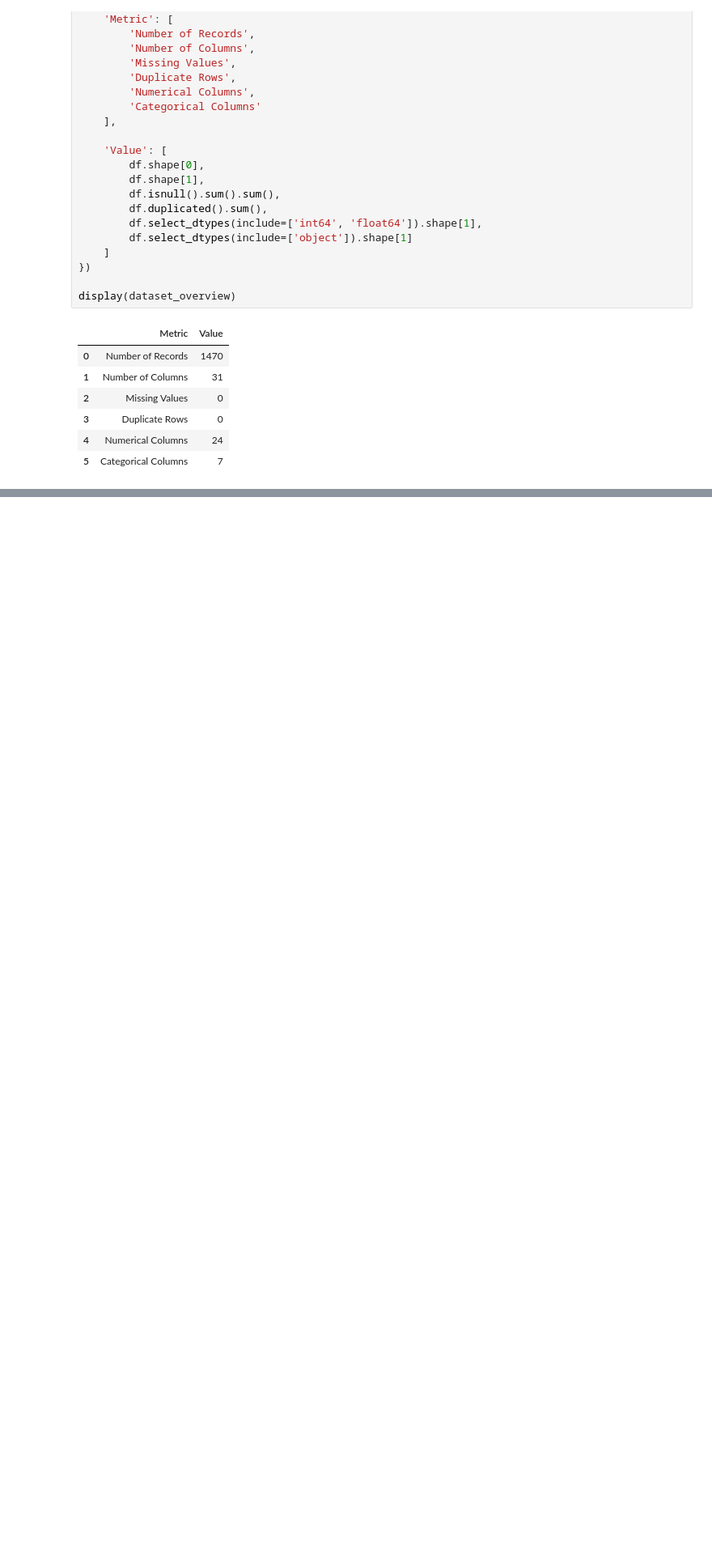
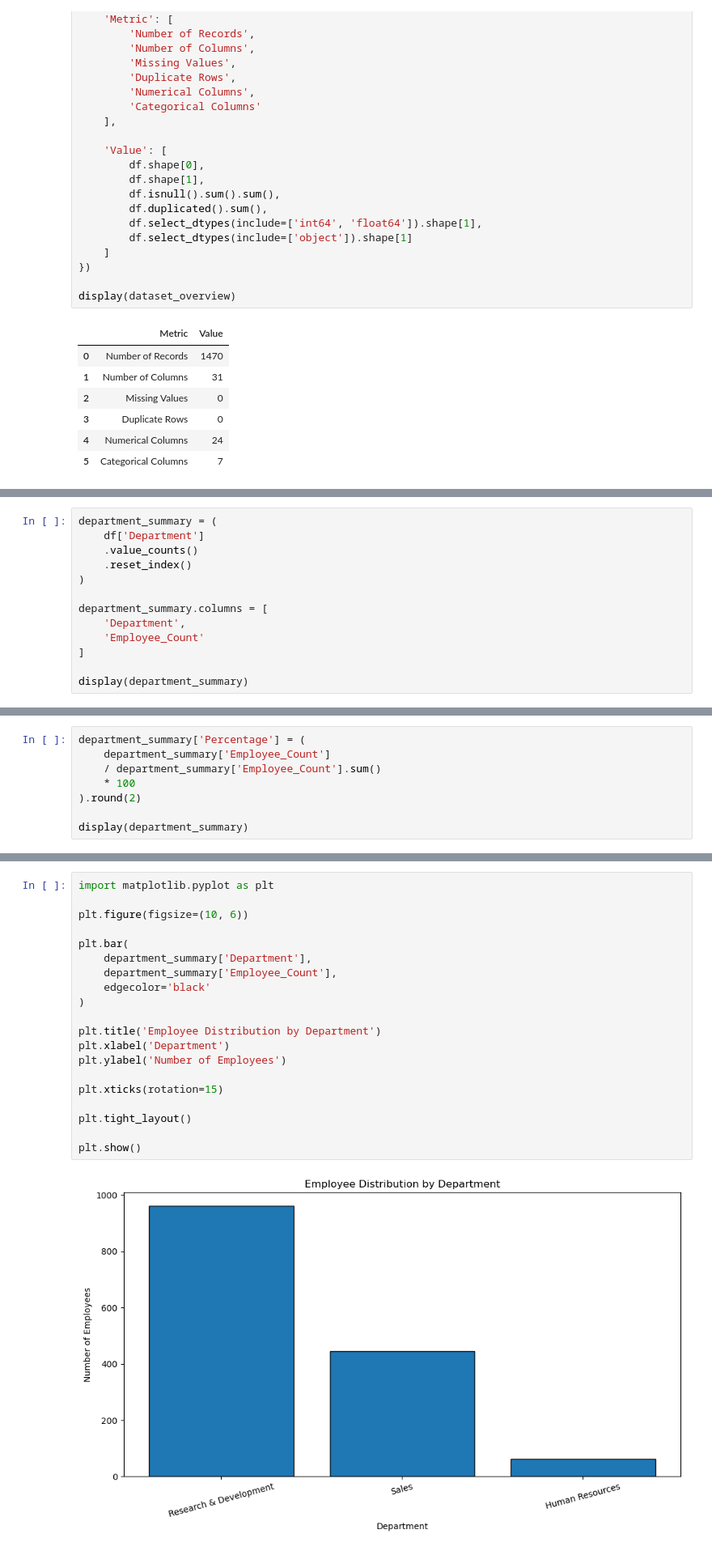
Before and after one commit to mananipratik/i_project, a Jupyter notebook: nb/3_eda.ipynb, the cells around one changed output, grey strips where cells are left out. Shown at 81% size. Saved outputs shown, nothing was run; the diff lists cells and outputs as text; blank space fills up the shorter version.

```diff
--- a/nb/3_eda.ipynb
+++ b/nb/3_eda.ipynb
@@ -179,0 +259,13 @@ display(dataset_overview)
+# %%
+department_summary = (
+    df['Department']
+    .value_counts()
+    .reset_index()
+)
+
+department_summary.columns = [
+    'Department',
+    'Employee_Count'
+]
+
+display(department_summary)
@@ -179,0 +277,8 @@ display(dataset_overview)
+# %%
+department_summary['Percentage'] = (
+    department_summary['Employee_Count']
+    / department_summary['Employee_Count'].sum()
+    * 100
+).round(2)
+
+display(department_summary)
@@ -179,0 +290,22 @@ display(dataset_overview)
+# %%
+import matplotlib.pyplot as plt
+
+plt.figure(figsize=(10, 6))
+
+plt.bar(
+    department_summary['Department'],
+    department_summary['Employee_Count'],
+    edgecolor='black'
+)
+
+plt.title('Employee Distribution by Department')
+plt.xlabel('Department')
+plt.ylabel('Number of Employees')
+
+plt.xticks(rotation=15)
+
+plt.tight_layout()
+
+plt.show()
+# %% [output]
+[figure, added]
```
Also changed, not shown: parts of 41 cells of this notebook, 13 other files.
